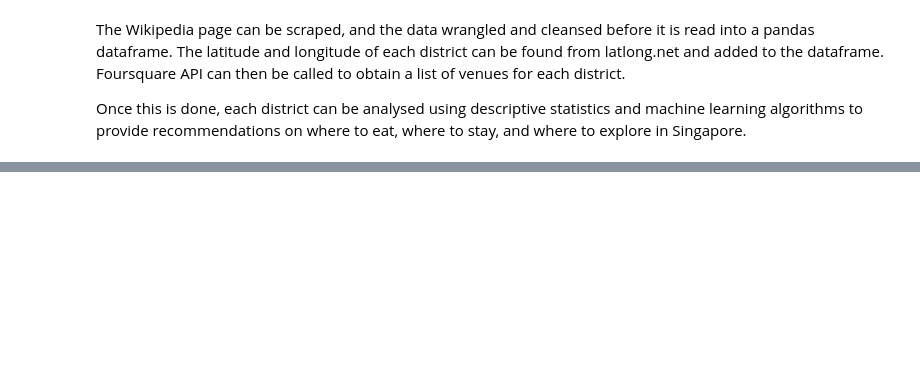
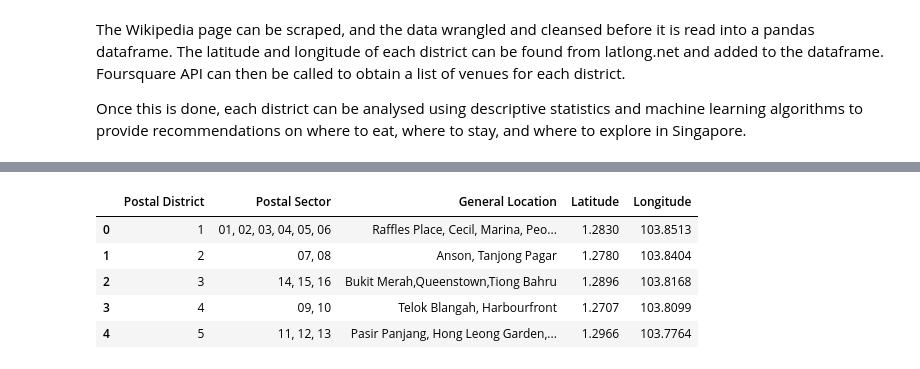
Before and after one commit to fkwokhua/Coursera_Capstone, a Jupyter notebook: Segmenting and Clustering Neighborhoods in Singapore.ipynb, the cells around one changed output, grey strips where cells are left out. Cells and saved outputs as stored; diff of their text form; code cells hidden in the pictures; blank space fills up the shorter version.

```diff
--- a/Segmenting and Clustering Neighborhoods in Singapore.ipynb
+++ b/Segmenting and Clustering Neighborhoods in Singapore.ipynb
@@ -30,0 +127,11 @@ Once this is done, each district can be analysed using descriptive statistics an
+# %%
+#import pandas as pd
+df_lat_long = pd.read_csv('postal_district_latlong.csv')
+df_lat_long.head(5)
+# %% [output]
+|  | Postal District | Postal Sector | General Location | Latitude | Longitude |
+| 0 | 1 | 01, 02, 03, 04, 05, 06 | Raffles Place, Cecil, Marina, Peo... | 1.2830 | 103.8513 |
+| 1 | 2 | 07, 08 | Anson, Tanjong Pagar | 1.2780 | 103.8404 |
+| 2 | 3 | 14, 15, 16 | Bukit Merah,Queenstown,Tiong Bahru | 1.2896 | 103.8168 |
+| 3 | 4 | 09, 10 | Telok Blangah, Harbourfront | 1.2707 | 103.8099 |
+| 4 | 5 | 11, 12, 13 | Pasir Panjang, Hong Leong Garden,... | 1.2966 | 103.7764 |
```
Also changed, not shown: parts of 5 cells of this notebook.
